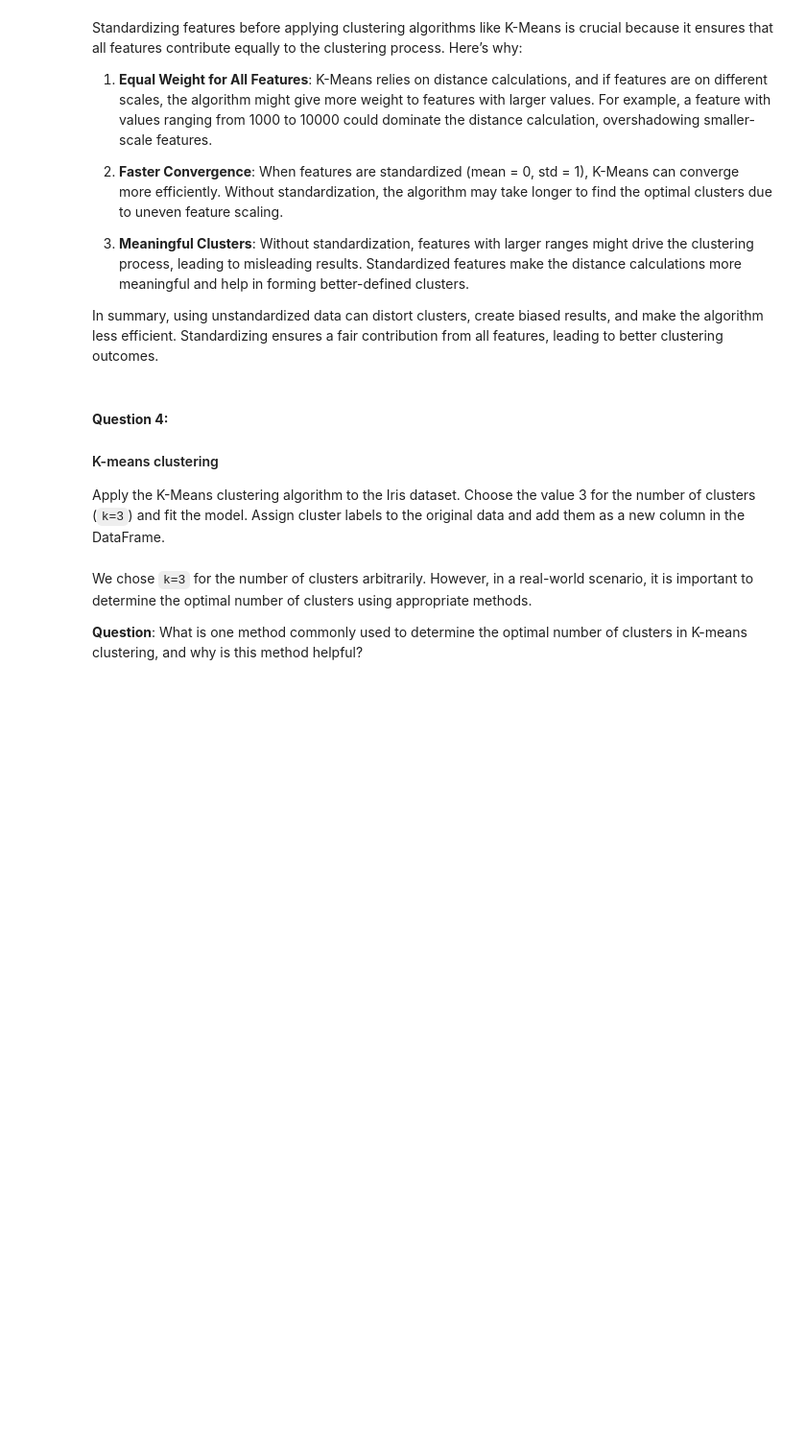
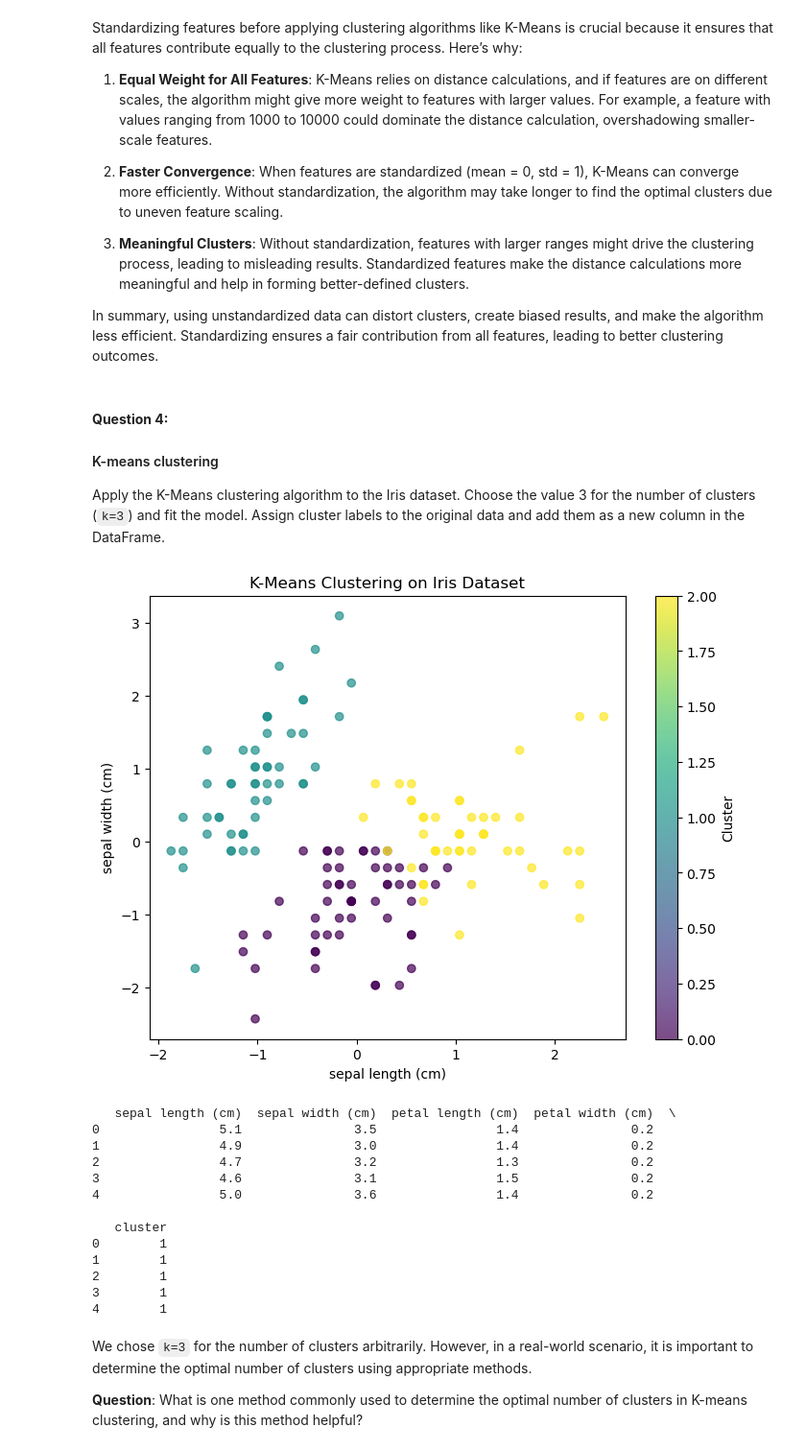
Before and after one commit to Mrs-Aqeel/LCR, a Jupyter notebook: 02_activities/assignments/assignment_3.ipynb, the cells around one changed output. Shown at 96% size. Drawn from its saved outputs; the diff is of its cells as text; code cells hidden in the pictures; blank space fills up the shorter version.

Commit message:
updates assignment 3

```diff
--- a/02_activities/assignments/assignment_3.ipynb
+++ b/02_activities/assignments/assignment_3.ipynb
@@ -191,6 +191,60 @@ kmeans.fit(iris_df)
 clustered_iris_data = iris_df.copy()  # Create a copy of the original dataset
 clustered_iris_data['cluster'] = kmeans.labels_
 # Step 3: Plot the scatter plot using a helper function
+# %%
+import os
+import pandas as pd
+import numpy as np
+import matplotlib.pyplot as plt
+from sklearn.datasets import load_iris
+from sklearn.preprocessing import StandardScaler
+from sklearn.cluster import KMeans
+
+# Set environment variable to avoid multi-threading issues in KMeans
+os.environ["OMP_NUM_THREADS"] = "1"
+
+# Load the Iris dataset
+iris_data = load_iris()
+iris_df = pd.DataFrame(iris_data.data, columns=iris_data.feature_names)
+
+# Step 1: Scale the data
+scaler = StandardScaler()
+scaled_iris_df = scaler.fit_transform(iris_df)
+
+# Step 2: Initialize and fit the K-Means model
+kmeans = KMeans(n_clusters=3, random_state=42, n_init=10)  # n_init avoids warning in newer versions of sklearn
+kmeans.fit(scaled_iris_df)  # Use the scaled data
+
+# Step 3: Assign cluster labels to the original data
+clustered_iris_data = iris_df.copy()
+clustered_iris_data['cluster'] = kmeans.labels_
+
+# Step 4: Visualize the clusters (Using the first two principal features)
+plt.figure(figsize=(8, 6))
+plt.scatter(scaled_iris_df[:, 0], scaled_iris_df[:, 1], c=kmeans.labels_, cmap='viridis', alpha=0.7)
+plt.xlabel(iris_data.feature_names[0])
+plt.ylabel(iris_data.feature_names[1])
+plt.title('K-Means Clustering on Iris Dataset')
+plt.colorbar(label="Cluster")
+plt.show()
+
+# Display first few rows of the clustered dataset
+print(clustered_iris_data.head())
+# %% [output]
+[figure, added]
+   sepal length (cm)  sepal width (cm)  petal length (cm)  petal width (cm)  \
+0                5.1               3.5                1.4               0.2
+1                4.9               3.0                1.4               0.2
+2                4.7               3.2                1.3               0.2
+3                4.6               3.1                1.5               0.2
+4                5.0               3.6                1.4               0.2
+
+   cluster
+0        1
+1        1
+2        1
+3        1
+4        1
 # %% [markdown]
 We chose `k=3` for the number of clusters arbitrarily. However, in a real-world scenario, it is important to determine the optimal number of clusters using appropriate methods.
 
```
Also changed, not shown: parts of 1 cell of this notebook.
